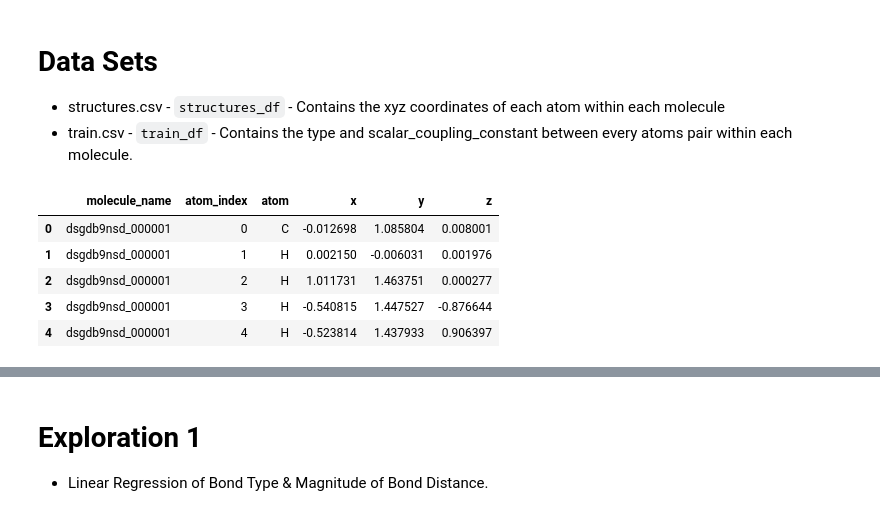
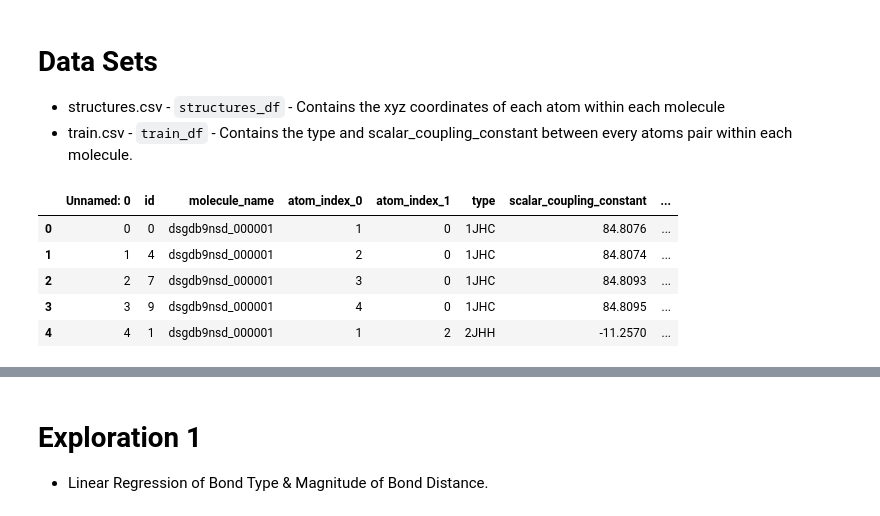
Before and after one commit to stonefollari/champs, a Jupyter notebook: src.ipynb, the cells around one changed output, grey strips where cells are left out. Cells and saved outputs as stored; diff of their text form; code cells hidden in the pictures.

```diff
--- a/src.ipynb
+++ b/src.ipynb
@@ -27,9 +23,52 @@ train_df = pd.read_csv('D:\data\champs\zip\\train.zip')
+# %%
+# Load in Structure and Train CSV files, merge, calculate values, and save to Molecules CSV
+def merge_train_struct_datasets(path_struct, path_train, path_merged):
+
+    # load in struct and train datasets
+    structures_df = pd.read_csv(path_struct)
+    train_df = pd.read_csv(path_train)
+
+    # Merge structure data onto train_df for each atom (atom_index_0 and atom_index_1). Hold in mol_df
+    mol_df = train_df.merge(structures_df, left_on=['molecule_name','atom_index_0'], right_on=['molecule_name','atom_index'])
+    mol_df = mol_df.merge(structures_df, left_on=['molecule_name','atom_index_1'], right_on=['molecule_name','atom_index'])
+
+    # drop extra columns from merge and rename
+    mol_df.drop(['atom_index_x','atom_index_y'], axis=1, inplace=True)
+    mol_df.rename(columns={'atom_x':'atom_0','atom_y':'atom_1','x_x':'x_0','y_x':'y_0','z_x':'z_0','x_y':'x_1','y_y':'y_1','z_y':'z_1'}, inplace=True)
+
+    # Append new columns with calculated values
+    mol_df = append_molecule_calculations(mol_df)
+
+    # Save to CSV
+    mol_df.to_csv(path_merged, compression="gzip")
+
+# adds new columns with calculated values to molecule df
+def append_molecule_calculations(mol_df):
+    mol_df = calculate_molecule_displacement(mol_df)
+    return mol_df
+
+# calculates the displacement for each atom interaction
+def calculate_molecule_displacement(mol_df):
+    mol_df['displacement'] = mol_df.apply(lambda row: calc_disp(row), axis=1)
+    return mol_df
+
+# calculcates displacement on a passed row
+def calc_disp(row):
+    return np.linalg.norm(np.array([row['x_1']-row['x_0'],row['y_1']-row['y_0'],row['z_1']-row['z_0']]))
+# %%
+structure_path = 'D:\data\champs\zip\structures.zip'
+train_path = 'D:\data\champs\zip\\train.zip'
+molecule_path = 'D:\data\champs\zip\\molecule.gz'
+
+merge_train_struct_datasets(structure_path, train_path, molecule_path)
+# %%
+mol_df = pd.read_csv( molecule_path )
 # %%
-structures_df.head()
+mol_df.head()
 # %% [output]
-|  | molecule_name | atom_index | atom | x | y | z |
-| 0 | dsgdb9nsd_000001 | 0 | C | -0.012698 | 1.085804 | 0.008001 |
-| 1 | dsgdb9nsd_000001 | 1 | H | 0.002150 | -0.006031 | 0.001976 |
-| 2 | dsgdb9nsd_000001 | 2 | H | 1.011731 | 1.463751 | 0.000277 |
-| 3 | dsgdb9nsd_000001 | 3 | H | -0.540815 | 1.447527 | -0.876644 |
-| 4 | dsgdb9nsd_000001 | 4 | H | -0.523814 | 1.437933 | 0.906397 |
+|  | Unnamed: 0 | id | molecule_name | atom_index_0 | atom_index_1 | type | scalar_coupling_constant | ... |
+| 0 | 0 | 0 | dsgdb9nsd_000001 | 1 | 0 | 1JHC | 84.8076 | ... |
+| 1 | 1 | 4 | dsgdb9nsd_000001 | 2 | 0 | 1JHC | 84.8074 | ... |
+| 2 | 2 | 7 | dsgdb9nsd_000001 | 3 | 0 | 1JHC | 84.8093 | ... |
+| 3 | 3 | 9 | dsgdb9nsd_000001 | 4 | 0 | 1JHC | 84.8095 | ... |
+| 4 | 4 | 1 | dsgdb9nsd_000001 | 1 | 2 | 2JHH | -11.2570 | ... |
```
Also changed, not shown: parts of 12 cells of this notebook.
